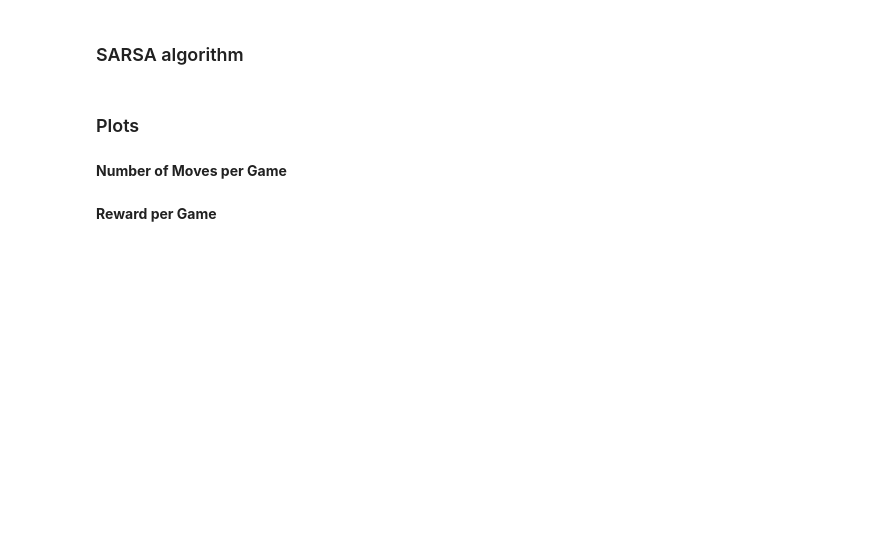
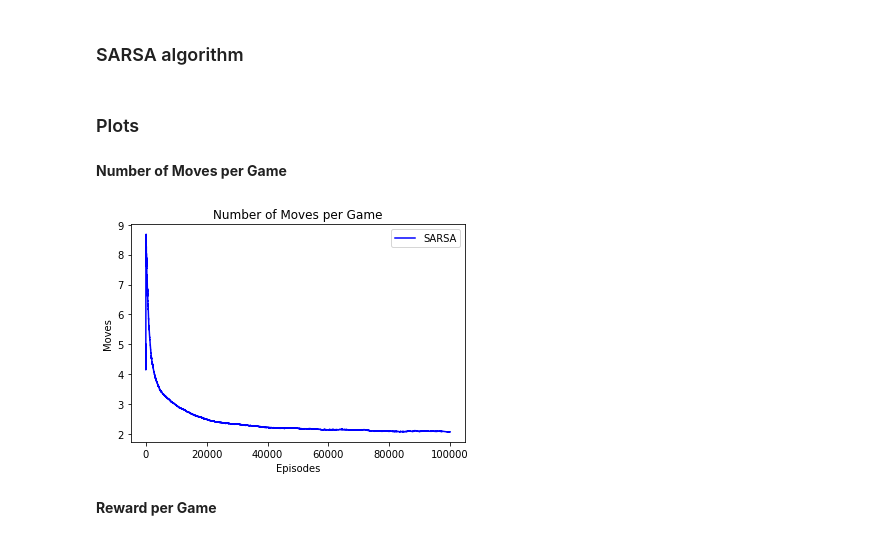
Before and after one commit to ukarag/ReinforcementLearning, a Jupyter notebook: Assignment.ipynb, the cells around one changed output. Cells and saved outputs as stored; diff of their text form; code cells hidden in the pictures; blank space fills up the shorter version.

Commit message:
sarsa plots, models

```diff
--- a/Assignment.ipynb
+++ b/Assignment.ipynb
@@ -240,16 +278,18 @@ sarsa_color = "blue"
 # %%
 # load data from csv file (take ema file)
 sarsa_moves = pd.read_csv('csv/ema_n_moves_sarsa.csv')
 sarsa_moves = sarsa_moves.iloc[: , 1:]
 
 # plot
-plt.plot(sarsa_moves, label="SARSA", color=sarsa_color)
+plt.plot(sarsa_moves[10:], label="SARSA", color=sarsa_color)
 plt.xlabel("Episodes")
 plt.ylabel("Moves")
 plt.title("Number of Moves per Game")
 plt.legend()
 plt.savefig("moves_sarsa.pdf")
 plt.show()
+# %% [output]
+[figure, added]
 # %% [markdown]
 **Reward per Game**
 # %%
```
Also changed, not shown: parts of 15 cells of this notebook, 40 other files.
